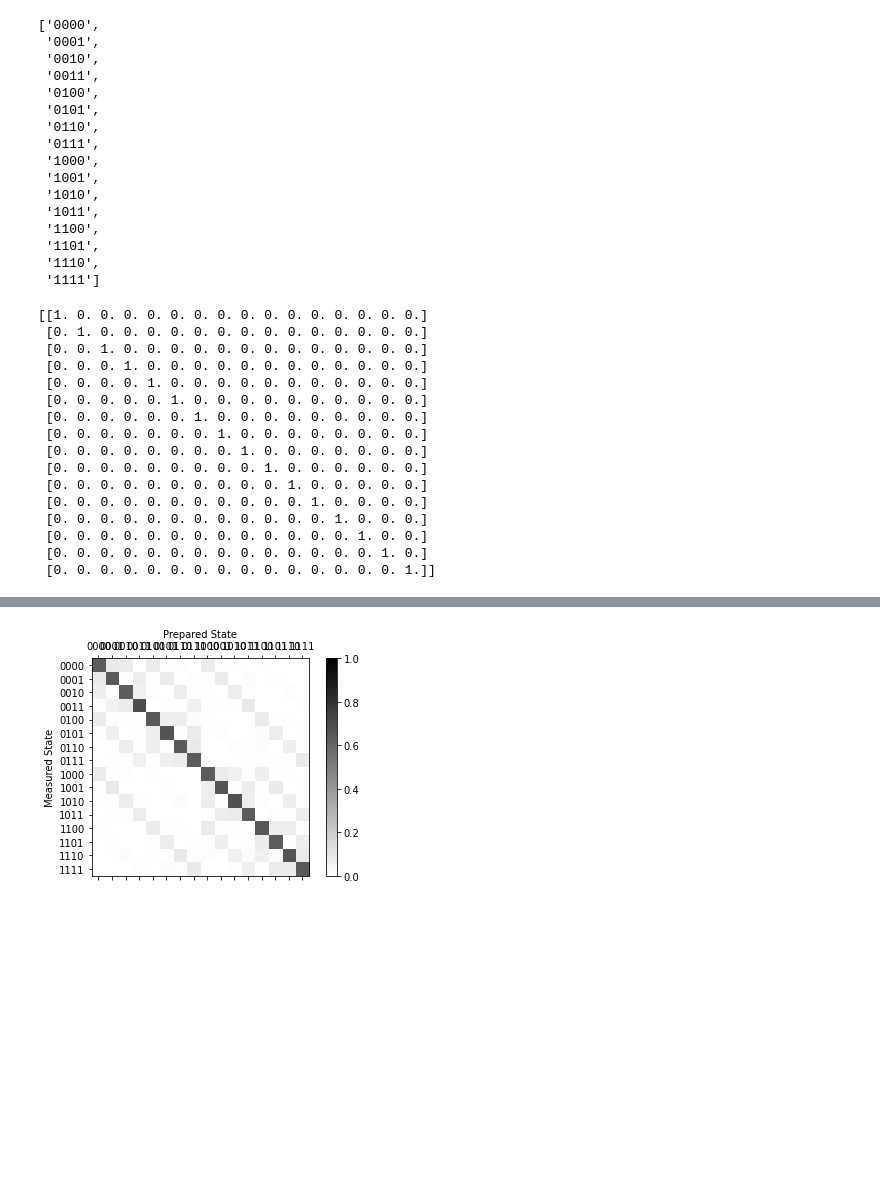
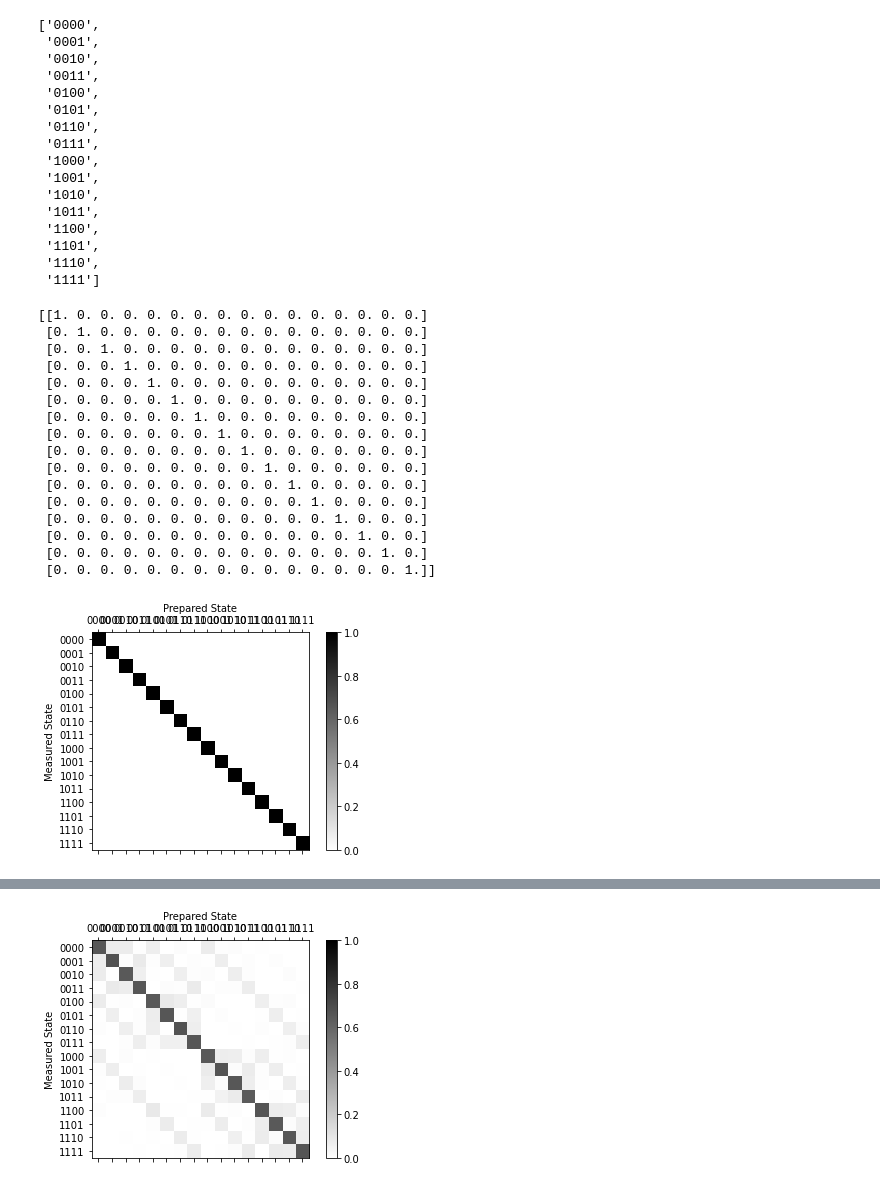
Before and after one commit to iamtxena/upc-quantum-postgraduate, a Jupyter notebook: Qiskit Workshop/Qiskit workshop-noanswers-last-exercises.ipynb, the cells around one changed output, grey strips where cells are left out. Cells and saved outputs as stored; diff of their text form; code cells hidden in the pictures; blank space fills up the shorter version.

```diff
--- a/Qiskit Workshop/Qiskit workshop-noanswers-last-exercises.ipynb
+++ b/Qiskit Workshop/Qiskit workshop-noanswers-last-exercises.ipynb
@@ -386,27 +386,29 @@ state_labels
 # %%
 backend = qiskit.Aer.get_backend('qasm_simulator')
 job = qiskit.execute(meas_calibs, backend=backend, shots=1000)
 cal_results = job.result()
 # The calibration matrix without noise is the identity matrix
 meas_fitter = CompleteMeasFitter(cal_results, state_labels, circlabel='mcal')
 print(meas_fitter.cal_matrix)
+meas_fitter.plot_calibration()
 # %% [output]
 [[1. 0. 0. 0. 0. 0. 0. 0. 0. 0. 0. 0. 0. 0. 0. 0.]
  [0. 1. 0. 0. 0. 0. 0. 0. 0. 0. 0. 0. 0. 0. 0. 0.]
  [0. 0. 1. 0. 0. 0. 0. 0. 0. 0. 0. 0. 0. 0. 0. 0.]
  [0. 0. 0. 1. 0. 0. 0. 0. 0. 0. 0. 0. 0. 0. 0. 0.]
  [0. 0. 0. 0. 1. 0. 0. 0. 0. 0. 0. 0. 0. 0. 0. 0.]
  [0. 0. 0. 0. 0. 1. 0. 0. 0. 0. 0. 0. 0. 0. 0. 0.]
  [0. 0. 0. 0. 0. 0. 1. 0. 0. 0. 0. 0. 0. 0. 0. 0.]
  [0. 0. 0. 0. 0. 0. 0. 1. 0. 0. 0. 0. 0. 0. 0. 0.]
  [0. 0. 0. 0. 0. 0. 0. 0. 1. 0. 0. 0. 0. 0. 0. 0.]
  [0. 0. 0. 0. 0. 0. 0. 0. 0. 1. 0. 0. 0. 0. 0. 0.]
  [0. 0. 0. 0. 0. 0. 0. 0. 0. 0. 1. 0. 0. 0. 0. 0.]
  [0. 0. 0. 0. 0. 0. 0. 0. 0. 0. 0. 1. 0. 0. 0. 0.]
  [0. 0. 0. 0. 0. 0. 0. 0. 0. 0. 0. 0. 1. 0. 0. 0.]
  [0. 0. 0. 0. 0. 0. 0. 0. 0. 0. 0. 0. 0. 1. 0. 0.]
  [0. 0. 0. 0. 0. 0. 0. 0. 0. 0. 0. 0. 0. 0. 1. 0.]
  [0. 0. 0. 0. 0. 0. 0. 0. 0. 0. 0. 0. 0. 0. 0. 1.]]
+[figure, added]
 # %%
 backend = qiskit.Aer.get_backend('qasm_simulator')
 noisyResultsExercise9 = qiskit.execute(meas_calibs, backend=backend, shots=1000, noise_model=noise_bit_flip).result()
```
Also changed, not shown: parts of 10 cells of this notebook.
